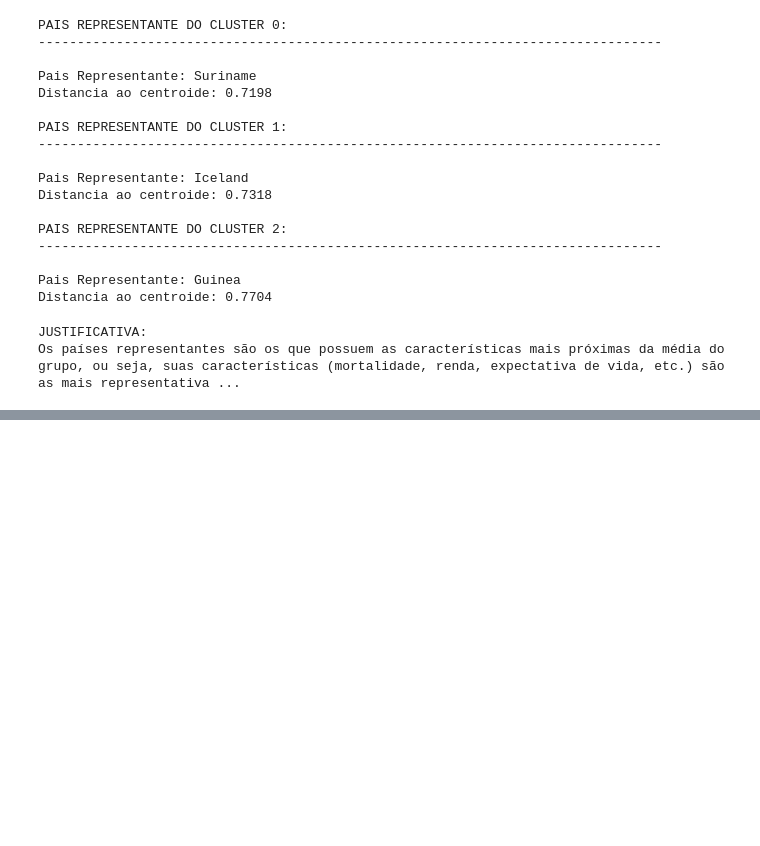
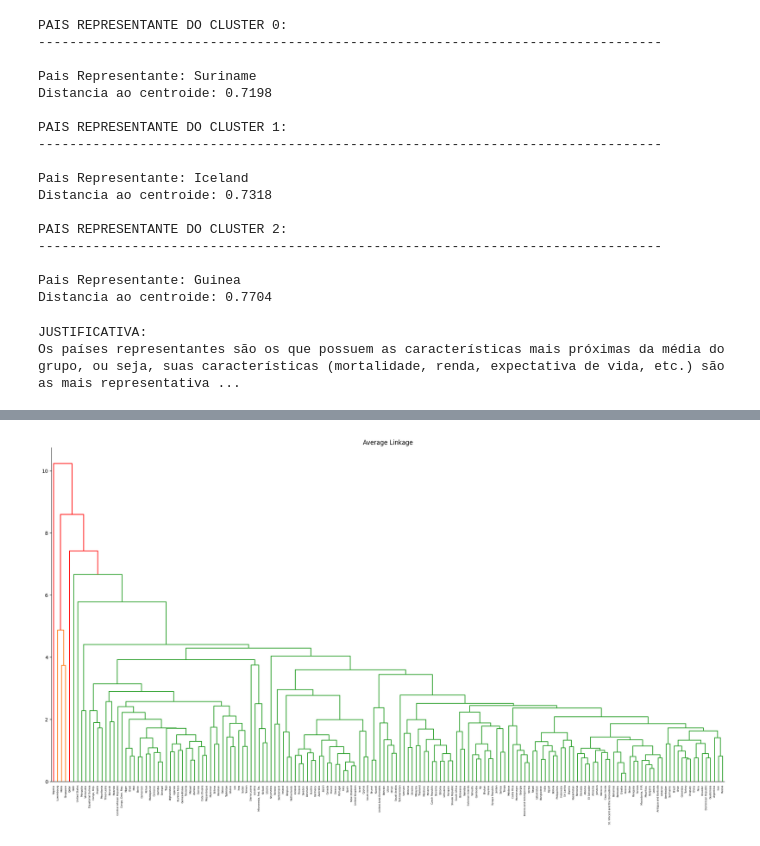
Before and after one commit to thealexandrelara/project-infnet-algoritmos-de-inteligencia-artificial-para-clusterizacao-25E4_2, a Jupyter notebook: project.ipynb, the cells around one changed output, grey strips where cells are left out. Drawn from its saved outputs; the diff is of its cells as text; code cells hidden in the pictures; blank space fills up the shorter version.

```diff
--- a/project.ipynb
+++ b/project.ipynb
@@ -45,5 +75,5 @@ data_dict
 # %%
-data_path = Path.cwd().parent / "data" / "Country-data.csv"
+data_path = Path.cwd() / "data" / "Country-data.csv"
 df = pd.read_csv(data_path)
 
 df.head()
@@ -513,6 +510,8 @@ df
 # %%
 single_linkage = hierarchy.linkage(X_scaled, method='single', metric='euclidean')
 complete_linkage = hierarchy.linkage(X_scaled, method='complete', metric='euclidean')
+average_linkage = hierarchy.linkage(X_scaled, method='average', metric='euclidean')
+ward_linkage = hierarchy.linkage(X_scaled, method='ward', metric='euclidean')
 # %%
 def show_dendrogram(linkage, title):
     f, ax = plt.subplots(1, 1, figsize=(24, 12))
@@ -536,0 +551,4 @@ show_dendrogram(complete_linkage, 'Complete Linkage')
+# %%
+show_dendrogram(average_linkage, 'Average Linkage')
+# %% [output]
+[figure, added]
```
Also changed, not shown: parts of 63 cells of this notebook, 2 other files.
